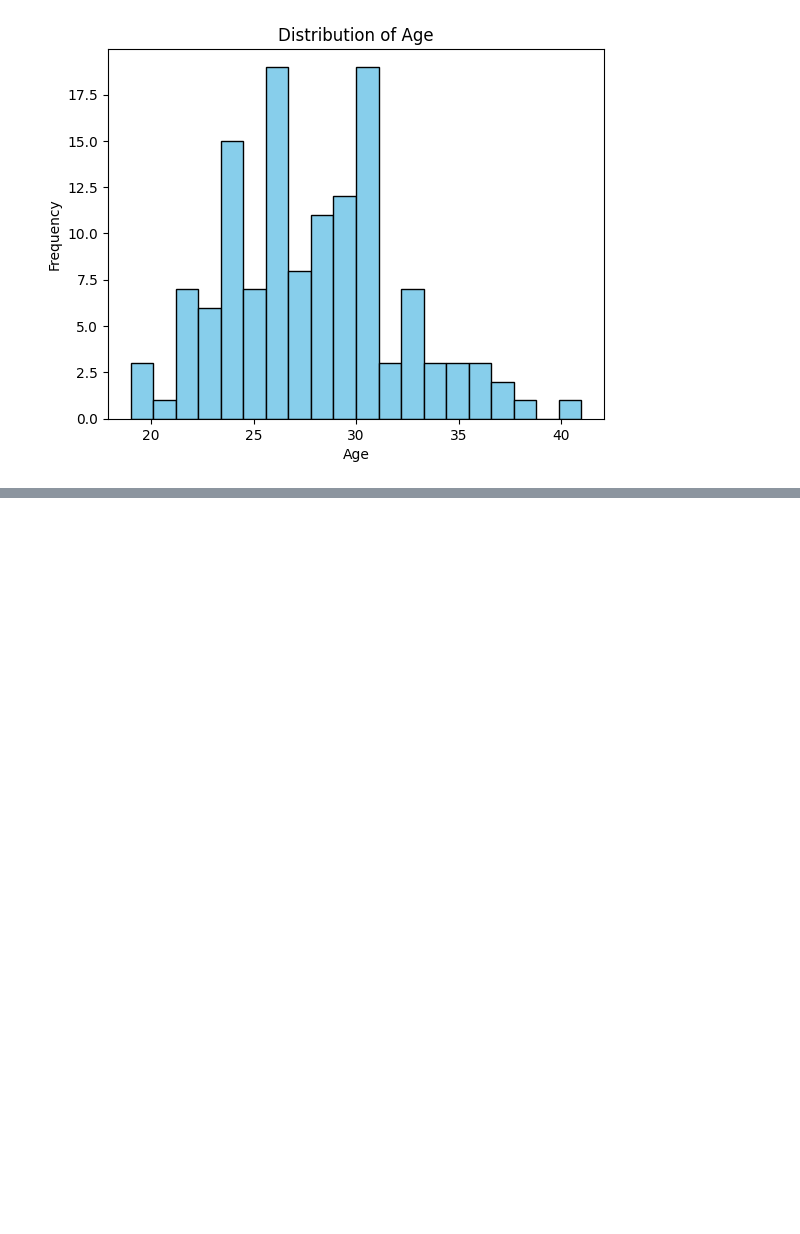
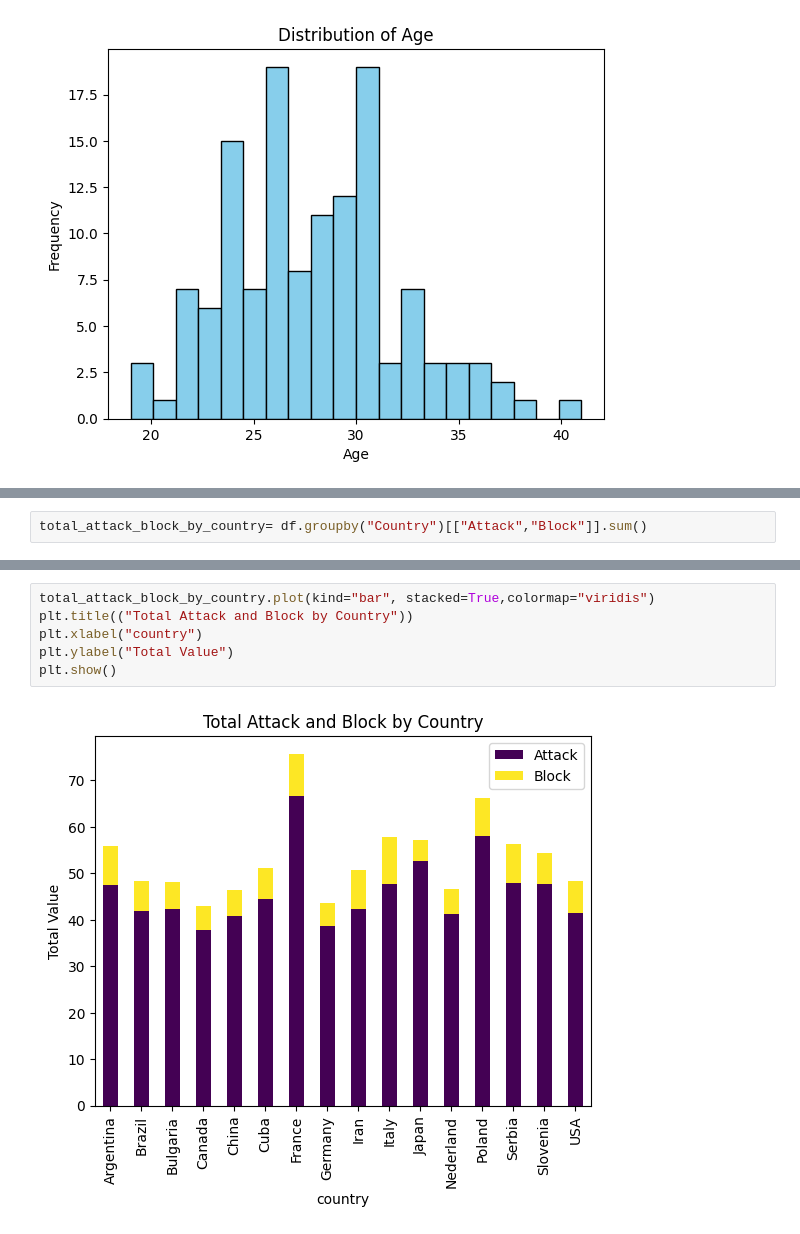
Before and after one commit to devpatil2004/Volleyball-VNL-EDA, a Jupyter notebook: notebook.ipynb, the cells around one changed output, grey strips where cells are left out. Cells and saved outputs as stored; diff of their text form; blank space fills up the shorter version.

```diff
--- a/notebook.ipynb
+++ b/notebook.ipynb
@@ -211,0 +221,2 @@ plt.show()
+# %%
+total_attack_block_by_country= df.groupby("Country")[["Attack","Block"]].sum()
@@ -211,0 +244,8 @@ plt.show()
+# %%
+total_attack_block_by_country.plot(kind="bar", stacked=True,colormap="viridis")
+plt.title(("Total Attack and Block by Country"))
+plt.xlabel("country")
+plt.ylabel("Total Value")
+plt.show()
+# %% [output]
+[figure, added]
```
Also changed, not shown: parts of 4 cells of this notebook.
